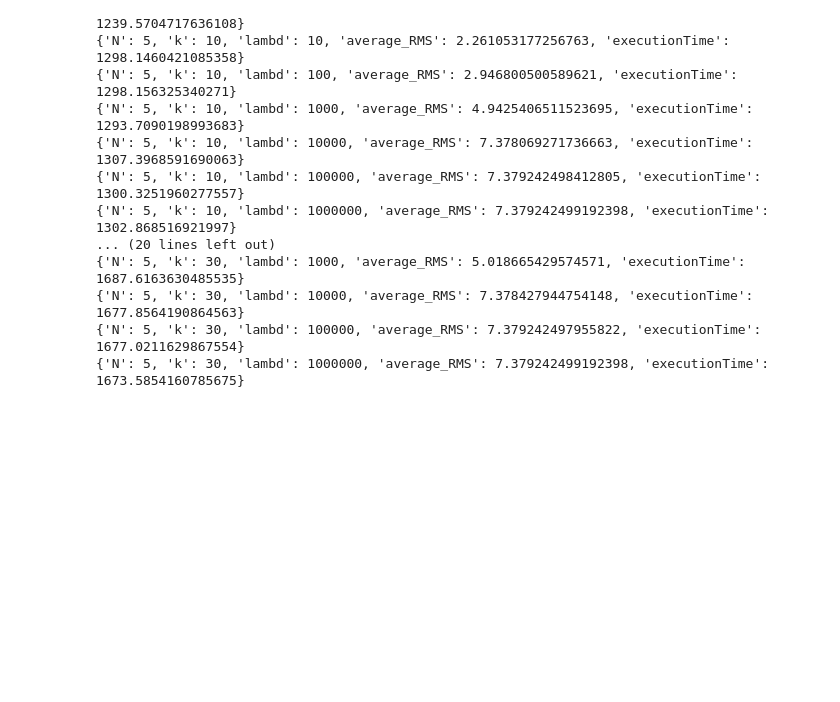
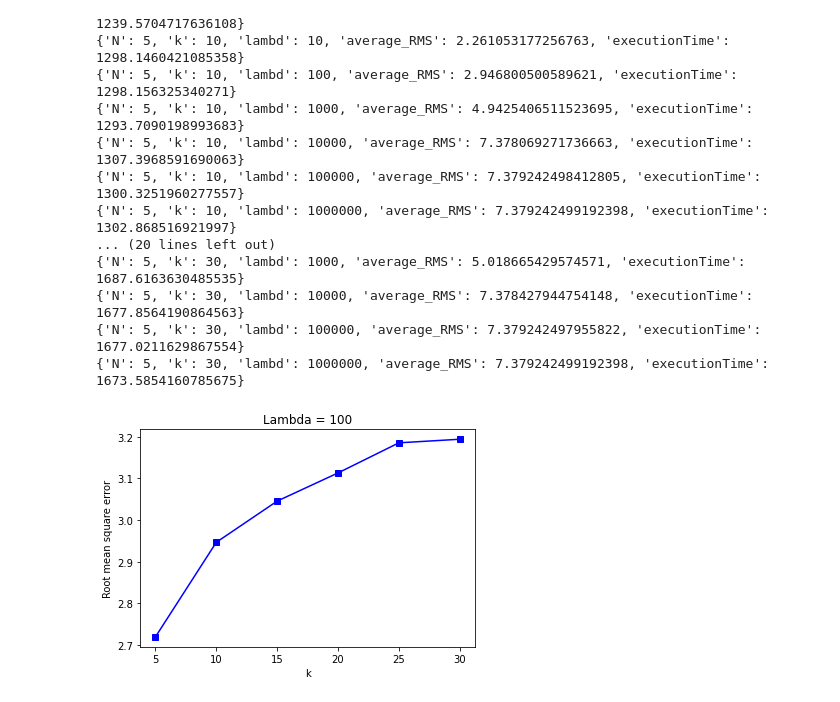
Before and after one commit to ddlee19/cmsc35300_project, a Jupyter notebook: notebook.ipynb, the cells around one changed output. Drawn from its saved outputs; the diff is of its cells as text; code cells hidden in the pictures; blank space fills up the shorter version.

Commit message:
added code and graphs

```diff
--- a/notebook.ipynb
+++ b/notebook.ipynb
@@ -228,3 +229,16 @@ for dic in json_object:
 {'N': 5, 'k': 30, 'lambd': 10000, 'average_RMS': 7.378427944754148, 'executionTime': 1677.8564190864563}
 {'N': 5, 'k': 30, 'lambd': 100000, 'average_RMS': 7.379242497955822, 'executionTime': 1677.0211629867554}
 {'N': 5, 'k': 30, 'lambd': 1000000, 'average_RMS': 7.379242499192398, 'executionTime': 1673.5854160785675}
+# %%
+k_list = [kwargs['k'] for kwargs in new_kwargs_list if kwargs['lambd'] == 100]
+RMS_list = [kwargs['average_RMS'] for kwargs in new_kwargs_list if kwargs['lambd'] == 100]
+execT_list = [kwargs['executionTime'] for kwargs in new_kwargs_list if kwargs['lambd'] == 100]
+# %%
+plt.plot(k_list, RMS_list, '-bs')
+plt.xlabel('k')
+plt.ylabel('Root mean square error')
+plt.title('Lambda = 100')
+plt.savefig('k_RMSE.pdf', bbox_inches='tight')
+plt.show()
+# %% [output]
+[figure, added]
```
Also changed, not shown: parts of 2 cells of this notebook, 2 other files.
